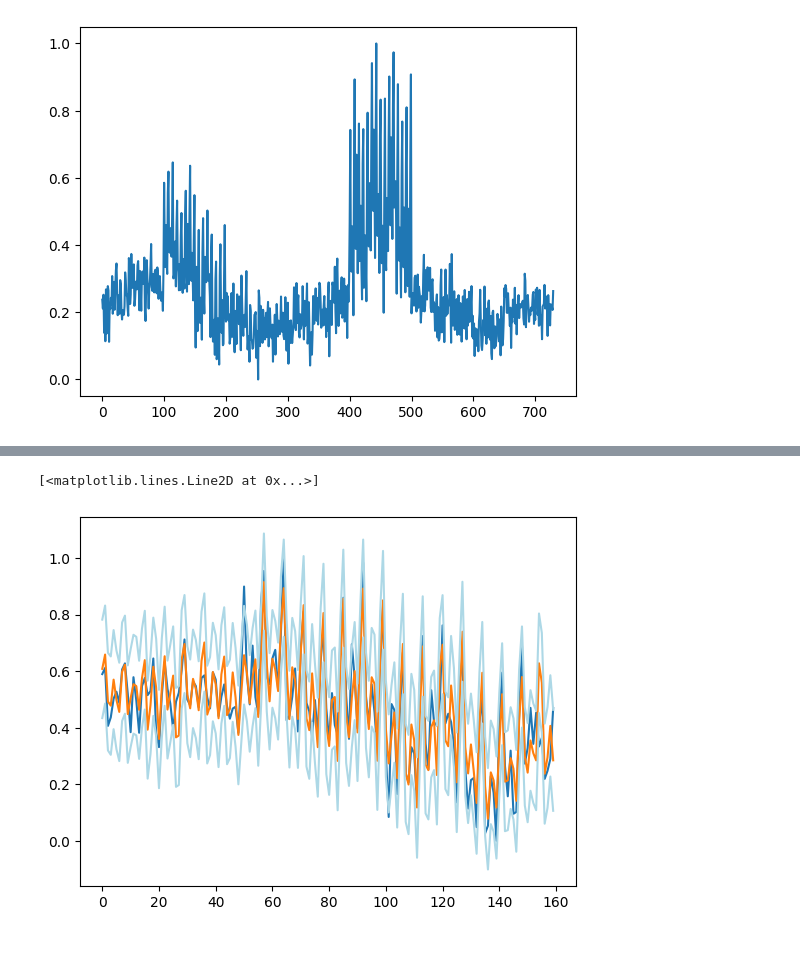
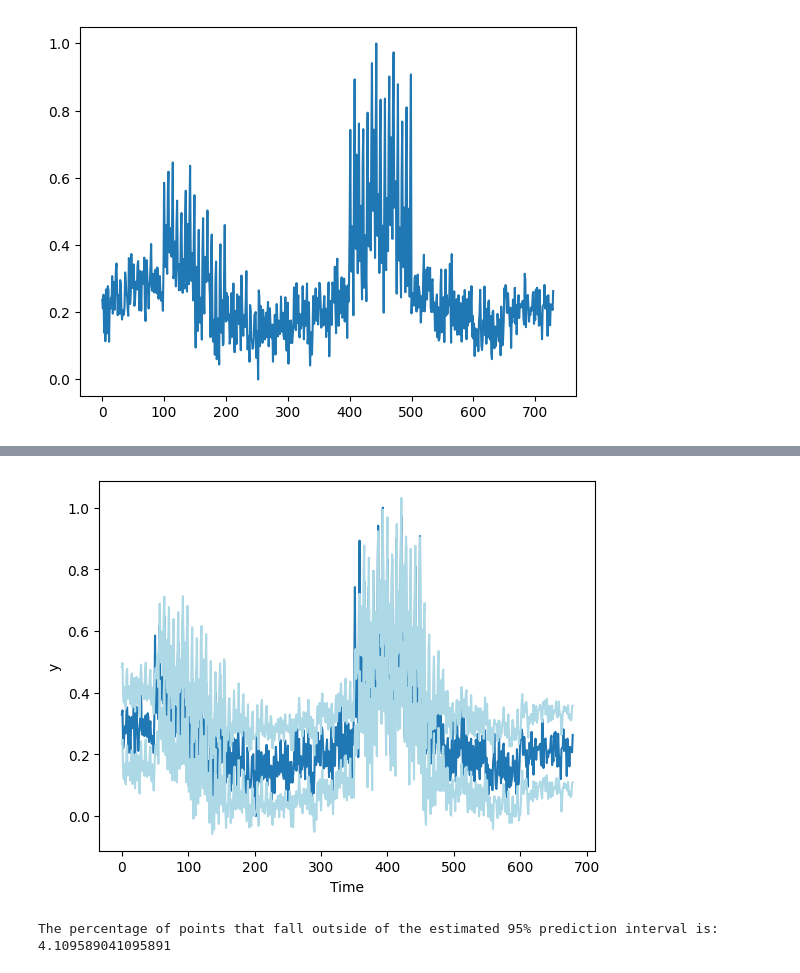
Before and after one commit to aaron1rcl/heteroscedastic_data, a Jupyter notebook: Handling_Heteroscedastic_Data_2.1.ipynb, the cells around one changed output, grey strips where cells are left out. Cells and saved outputs as stored; diff of their text form; code cells hidden in the pictures.

Commit message:
New plots and calibration check.

```diff
--- a/Handling_Heteroscedastic_Data_2.1.ipynb
+++ b/Handling_Heteroscedastic_Data_2.1.ipynb
@@ -239,11 +233,11 @@ tensor(0.0893, grad_fn=<SelectBackward0>)
 # %%
-plt.plot(targets, main="One Step ahead - Predicted vs Actual")
+# Approximate 95% prediction interval
+plt.plot(targets)
 plt.xlabel("Time")
 plt.ylabel("y")
-plt.plot(y_pred, color="red")
+#plt.plot(y_pred, color="red")
 plt.plot(y_pred + 2*y_sd,  color="#ADD8E6")
 plt.plot(y_pred - 2*y_sd, color="#ADD8E6")
 plt.show()
 # %% [output]
-[<matplotlib.lines.Line2D at 0x...>]
-[figure, old version]
+[figure, new version]
@@ -251,0 +244,8 @@ plt.show()
+# %%
+# Rough calibration check of the residuals compared to the estimated uncertainty.
+res =y_pred - targets
+z = (np.where(abs(res) > 2*y_sd)[-1]).shape[0]
+
+print(f"The percentage of points that fall outside of the estimated 95% prediction interval is: {z*100/seq_length}")
+# %% [output]
+The percentage of points that fall outside of the estimated 95% prediction interval is: 4.109589041095891
```
Also changed, not shown: parts of 5 cells of this notebook.
